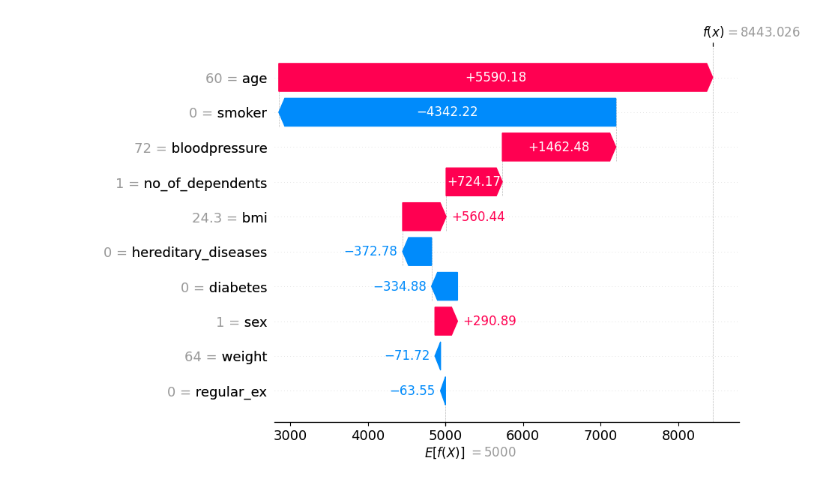
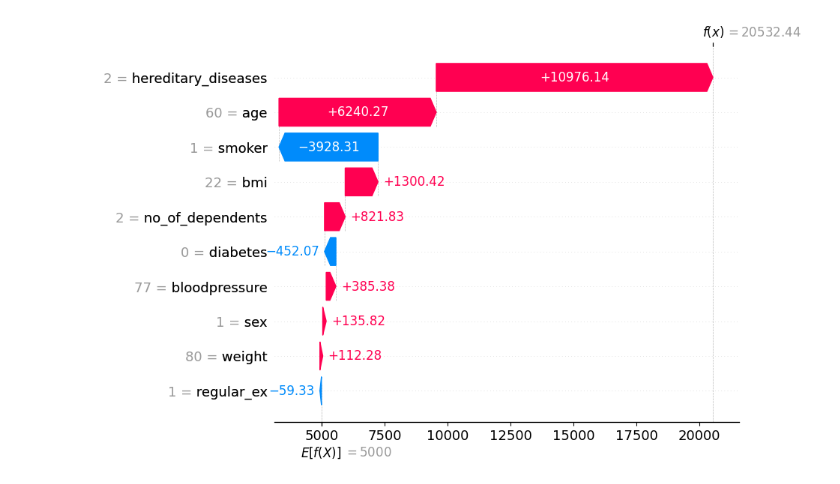
Before and after one commit to StefanBanioi/Group-13-Project-2-2, a Jupyter notebook: Shaplytest.ipynb, the cells around one changed output. Saved outputs shown, nothing was run; the diff lists cells and outputs as text; code cells hidden in the pictures.

```diff
--- a/Shaplytest.ipynb
+++ b/Shaplytest.ipynb
@@ -10,30 +12,32 @@ shap.initjs()
 # %%
 import shap
 import numpy as np
 import pandas as pd
 
 # Initialize JavaScript visualization code for SHAP
 shap.initjs()
 
 # Your instance as a NumPy array
-X = np.array([60,1,64,24.3,0,1,0,72,0,0])
+#X = np.array([60,1,64,24.3,0,1,0,72,0,0])
+#X = np.array([[25, 1, 70, 22, 0, 0, 0, 72, 0, 1]])
+X= np.array([[60, 1, 80, 22, 2, 2, 1, 77, 0, 1]])
 X = X.reshape(1, -1)
 
 # Define your feature names
 #feature_names = ['age','sex','weight','bmi','hereditary_diseases','no_of_dependents','smoker','bloodpressure','diabetes','regular_ex','job_title']
 feature_names = ['age','sex','weight','bmi','hereditary_diseases','no_of_dependents','smoker','bloodpressure','diabetes','regular_ex']
 # Convert your instance into a pandas DataFrame
 df = pd.DataFrame(X, columns=feature_names)
 
 # Calculate SHAP values
 explainer = shap.TreeExplainer(loaded_model)
 shap_values = explainer.shap_values(df)
 
 # Create a SHAP Explanation object
-shap_values_explanation = shap_values_explanation = shap.Explanation(values=shap_values, base_values=5000, data=df)
+shap_values_explanation = shap_values_explanation = shap.Explanation(values=shap_values, base_values=explainer.expected_value, data=df)
 
 # Create a waterfall plot
 shap.plots.waterfall(shap_values_explanation[0])
 # %% [output]
 [interactive output not drawn]
-[figure, old version]
+[figure, new version]
```
Also changed, not shown: parts of 1 cell of this notebook, 3 other files.
